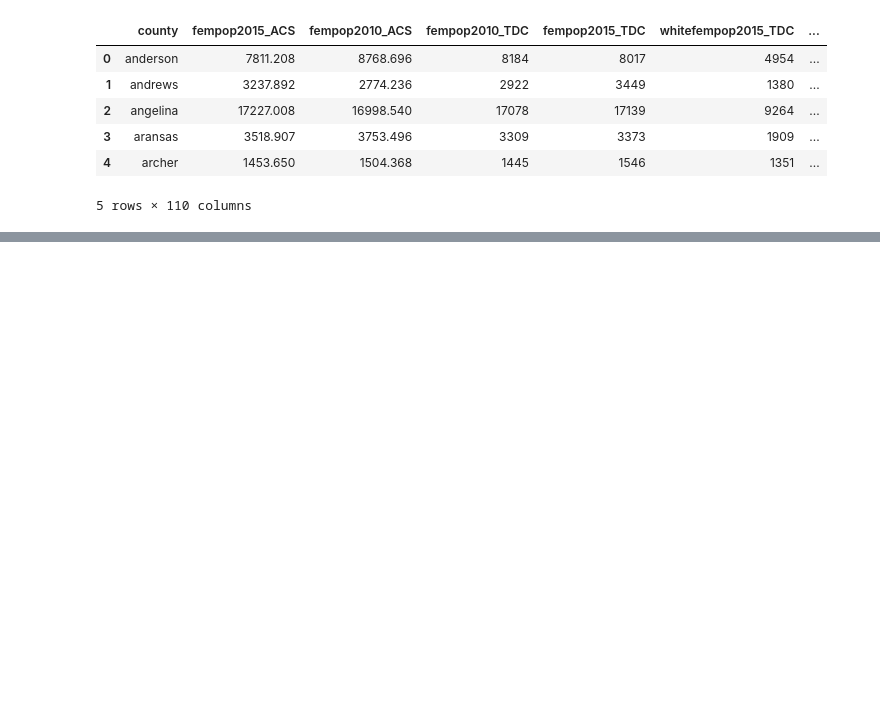
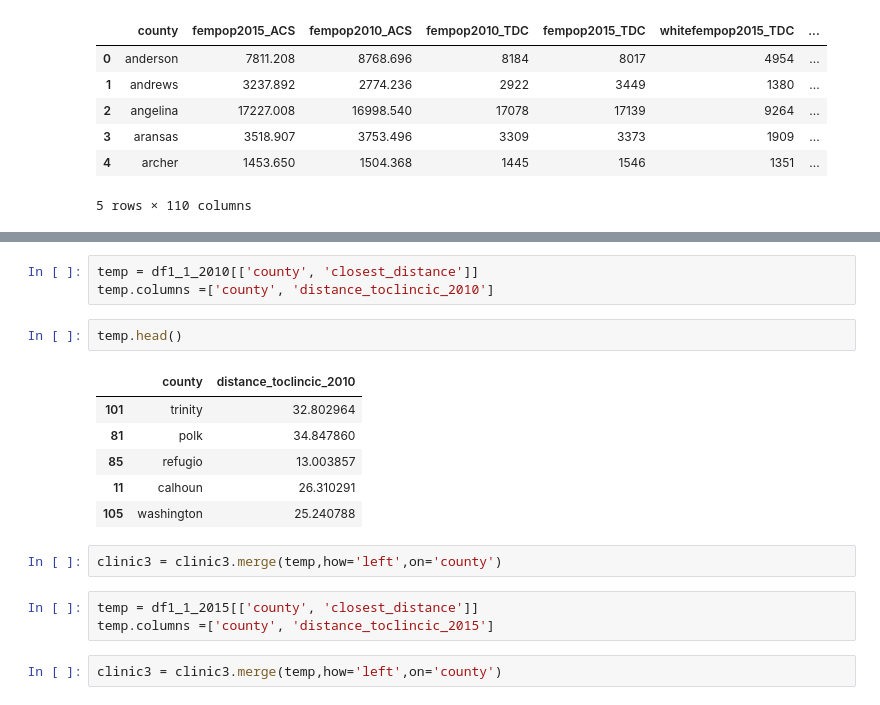
Before and after one commit to odog96/contraceptive_care, a Jupyter notebook: county_catchment.ipynb, the cells around one changed output, grey strips where cells are left out. Cells and saved outputs as stored; diff of their text form; blank space fills up the shorter version.

```diff
--- a/county_catchment.ipynb
+++ b/county_catchment.ipynb
@@ -389,0 +357,19 @@ clinic3.head()
+# %%
+temp = df1_1_2010[['county', 'closest_distance']]
+temp.columns =['county', 'distance_toclincic_2010']
+# %%
+temp.head()
+# %% [output]
+|  | county | distance_toclincic_2010 |
+| 101 | trinity | 32.802964 |
+| 81 | polk | 34.847860 |
+| 85 | refugio | 13.003857 |
+| 11 | calhoun | 26.310291 |
+| 105 | washington | 25.240788 |
+# %%
+clinic3 = clinic3.merge(temp,how='left',on='county')
+# %%
+temp = df1_1_2015[['county', 'closest_distance']]
+temp.columns =['county', 'distance_toclincic_2015']
+# %%
+clinic3 = clinic3.merge(temp,how='left',on='county')
```
Also changed, not shown: parts of 15 cells of this notebook, 2 other files.
